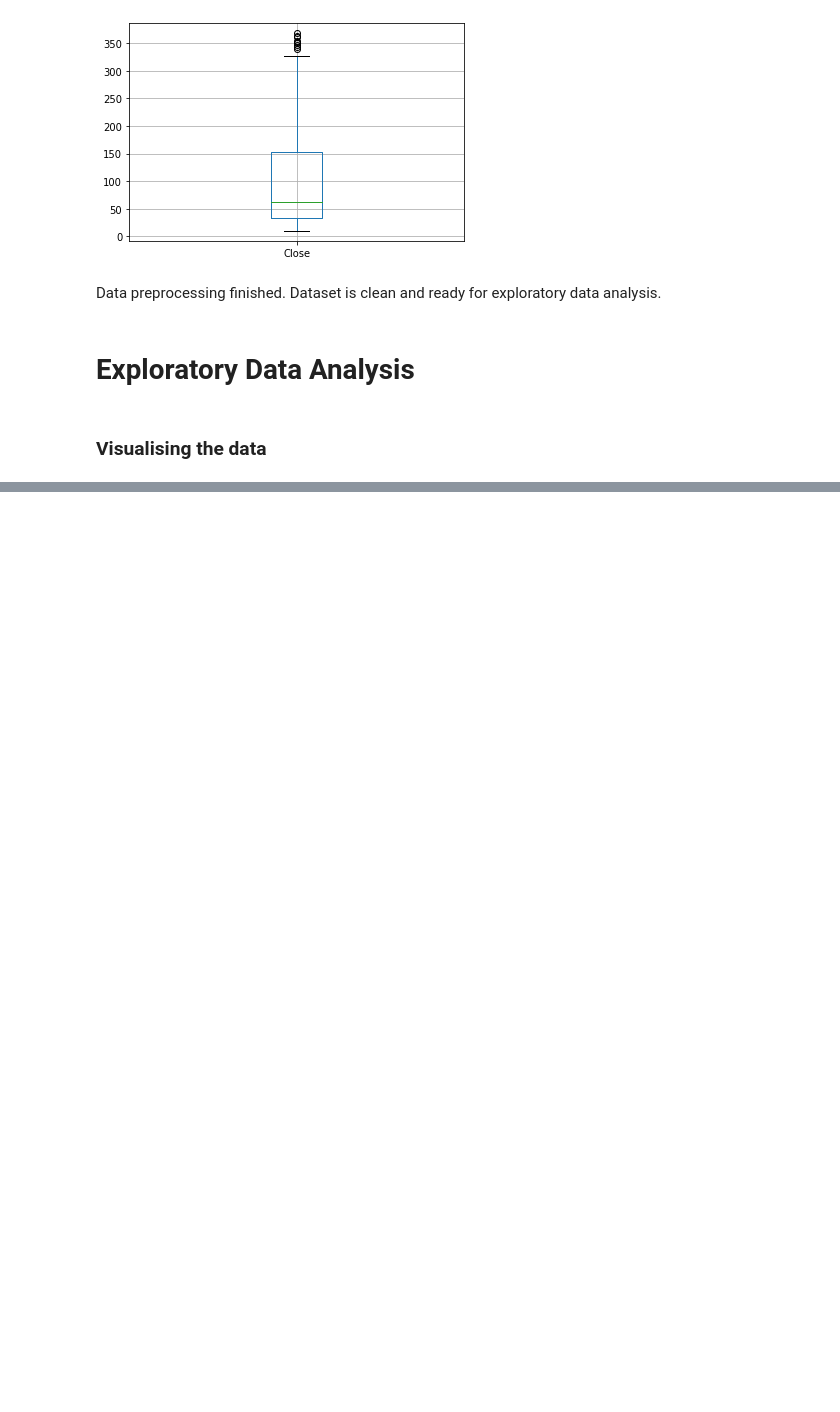
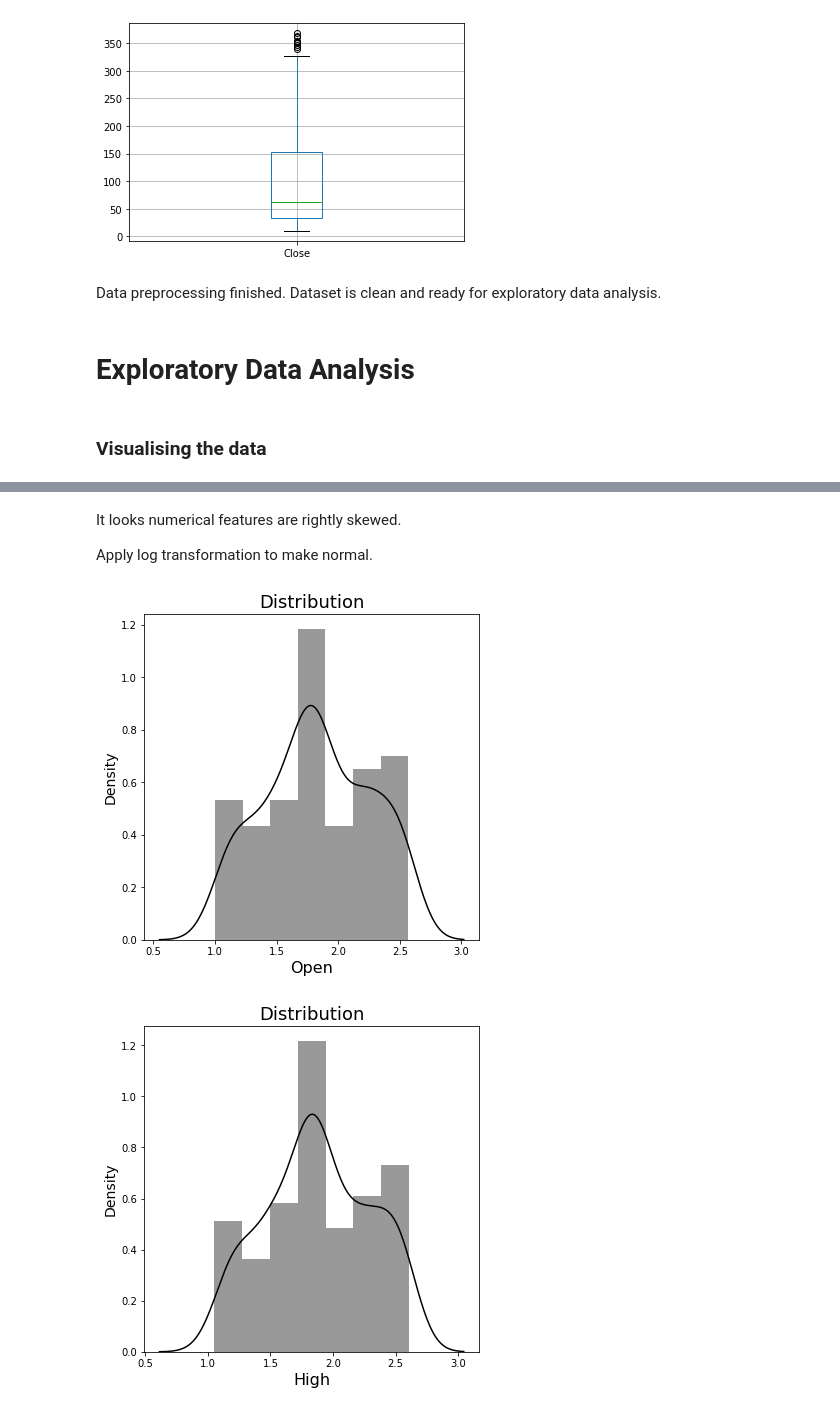
Before and after one commit to ShuklaRajni/Yes_Bank_Stock_Prices_Prediction_analysis, a Jupyter notebook: Yes_Bank_Stock_Closing_Price_Prediction_Capstone_Project_2.ipynb, the cells around one changed output, grey strips where cells are left out. Saved outputs shown, nothing was run; the diff lists cells and outputs as text; code cells hidden in the pictures; blank space fills up the shorter version.

```diff
--- a/Yes_Bank_Stock_Closing_Price_Prediction_Capstone_Project_2.ipynb
+++ b/Yes_Bank_Stock_Closing_Price_Prediction_Capstone_Project_2.ipynb
@@ -219,0 +300,33 @@ plt.show()
+# %% [markdown]
+It looks numerical features are rightly skewed.
+
+Apply log transformation to make normal.
+# %%
+# Log transformation for 'open' feature
+
+plt.figure(figsize = (6,6))
+sns.distplot(np.log10(df['Open']), color = 'Black')
+plt.title('Distribution', fontsize=18)
+plt.xlabel('Open', fontsize= 16)
+plt.ylabel('Density', fontsize=14)
+plt.show()
+
+# Log Transformation of 'High' Feature
+
+plt.figure(figsize = (6,6))
+sns.distplot(np.log10(df['High']), color = 'Black')
+plt.title('Distribution', fontsize=18)
+plt.xlabel('High', fontsize= 16)
+plt.ylabel('Density', fontsize=14)
+plt.show()
+
+# Log Transformation of 'low' feature
+plt.figure(figsize = (6,6))
+sns.distplot(np.log10(df['Low']), color = 'Black')
+plt.title('Distribution', fontsize=18)
+plt.xlabel('Low', fontsize= 16)
+plt.ylabel('Density', fontsize=14)
+plt.show()
+# %% [output]
+[figure, added]
+[figure, added]
```
Also changed, not shown: parts of 16 cells of this notebook.
